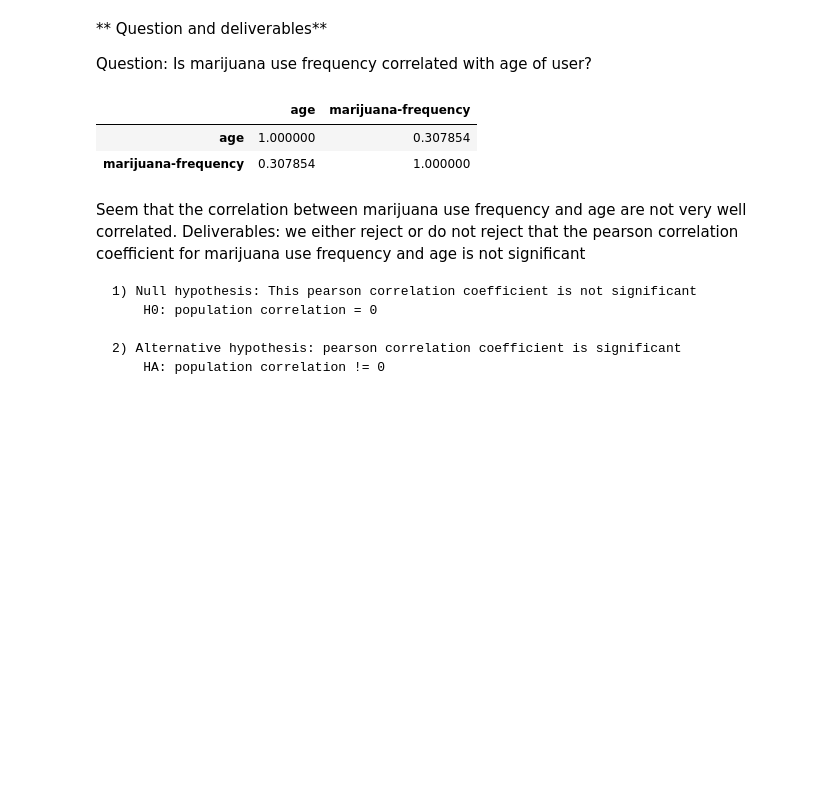
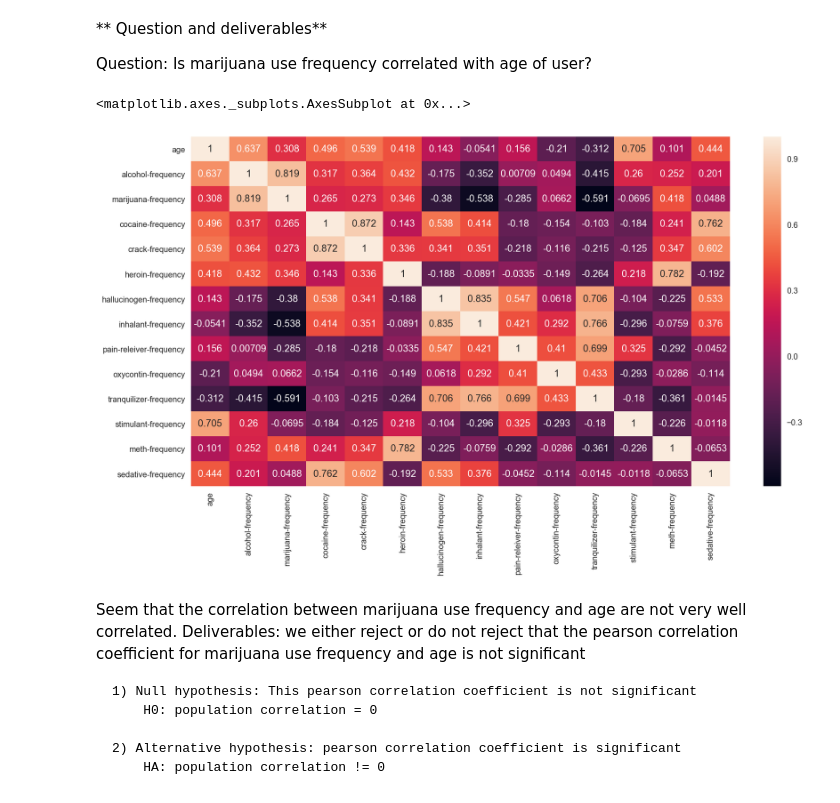
Before and after one commit to alankongfq/project, a Jupyter notebook: project_2/project-02-v2-starter-code.ipynb, the cells around one changed output. Cells and saved outputs as stored; diff of their text form; code cells hidden in the pictures; blank space fills up the shorter version.

```diff
--- a/project_2/project-02-v2-starter-code.ipynb
+++ b/project_2/project-02-v2-starter-code.ipynb
@@ -990,12 +995,11 @@ Some of you may want to jump ahead to "modeling" data to answer your question. T
 
 
 Question: Is marijuana use frequency correlated with age of user?
-# %%
-scatter.corr()
-# %% [output]
-|  | age | marijuana-frequency |
-| age | 1.000000 | 0.307854 |
-| marijuana-frequency | 0.307854 | 1.000000 |
+# %%
+sns.heatmap(scatter.corr(), annot=True, fmt= '.3g')
+# %% [output]
+<matplotlib.axes._subplots.AxesSubplot at 0x...>
+[figure, added]
 # %% [markdown]
 Seem that the correlation between marijuana use frequency and age are not very well correlated.
 Deliverables: we either reject or do not reject that the pearson correlation coefficient for marijuana use frequency and age is not significant
```
Also changed, not shown: parts of 13 cells of this notebook, 4 other files.
